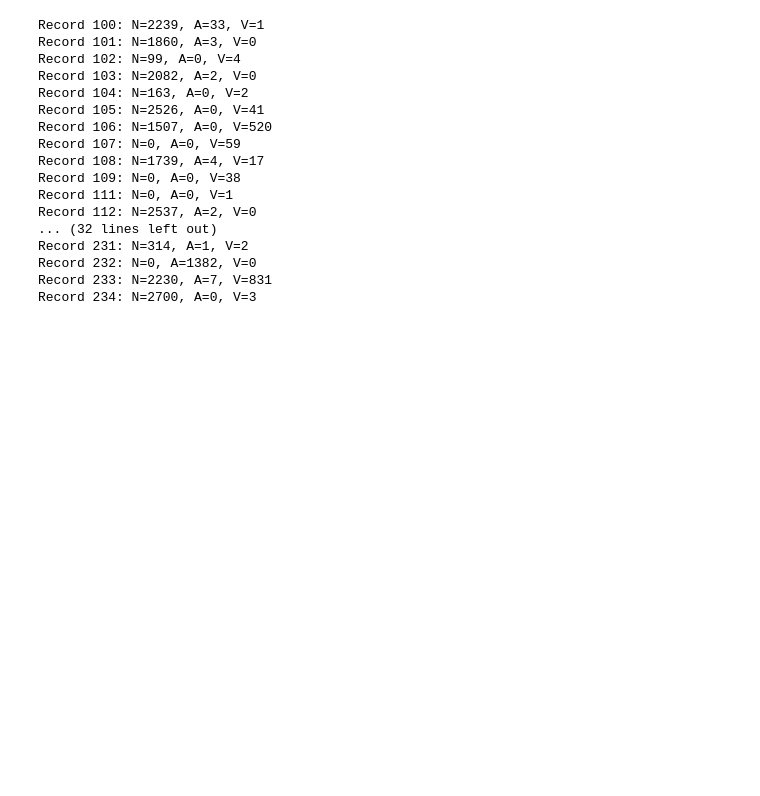
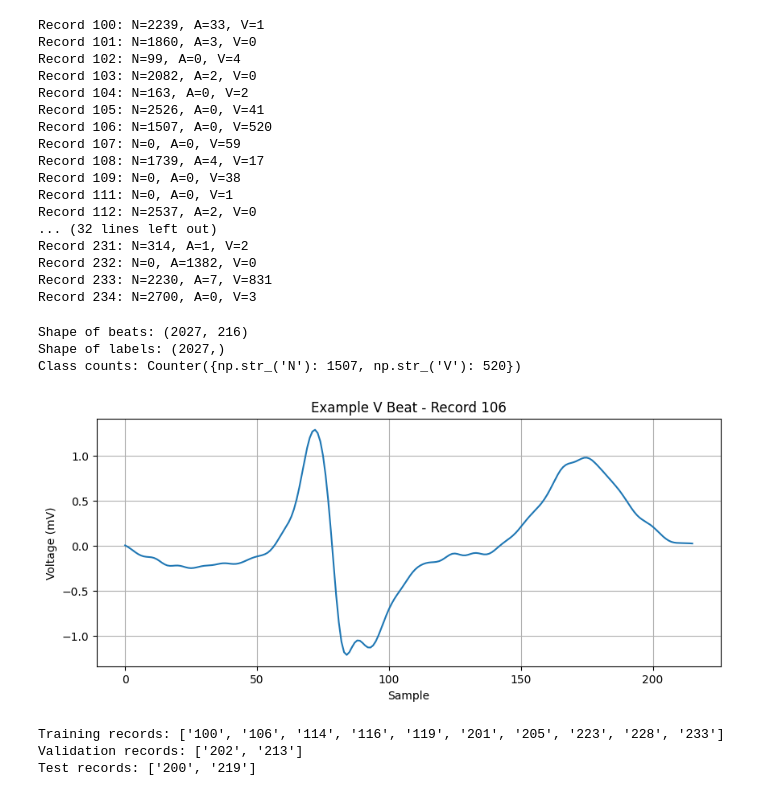
Before and after one commit to Chandana-dharshanam/ecg-detection, a Jupyter notebook: ecg-detection.ipynb, the cells around one changed output. Cells and saved outputs as stored; diff of their text form; code cells hidden in the pictures; blank space fills up the shorter version.

```diff
--- a/ecg-detection.ipynb
+++ b/ecg-detection.ipynb
@@ -992,0 +1089,56 @@ Record 234: N=2700, A=0, V=3
+# %%
+beats_106, labels_106 = process_record('106')
+
+print("Shape of beats:", beats_106.shape)
+print("Shape of labels:", labels_106.shape)
+print("Class counts:", Counter(labels_106))
+# %% [output]
+Shape of beats: (2027, 216)
+Shape of labels: (2027,)
+Class counts: Counter({np.str_('N'): 1507, np.str_('V'): 520})
+# %%
+v_index = np.where(labels_106 == 'V')[0][0]
+
+plt.figure(figsize=(10, 4))
+
+plt.plot(beats_106[v_index])
+
+plt.title("Example V Beat - Record 106")
+plt.xlabel("Sample")
+plt.ylabel("Voltage (mV)")
+plt.grid(True)
+
+plt.show()
+# %% [output]
+[figure, added]
+# %%
+train_records = [
+    '100',
+    '106',
+    '114',
+    '116',
+    '119',
+    '201',
+    '205',
+    '223',
+    '228',
+    '233'
+]
+
+val_records = [
+    '202',
+    '213'
+]
+
+test_records = [
+    '200',
+    '219'
+]
+
+print("Training records:", train_records)
+print("Validation records:", val_records)
+print("Test records:", test_records)
+# %% [output]
+Training records: ['100', '106', '114', '116', '119', '201', '205', '223', '228', '233']
+Validation records: ['202', '213']
+Test records: ['200', '219']
```
Also changed, not shown: parts of 32 cells of this notebook.
